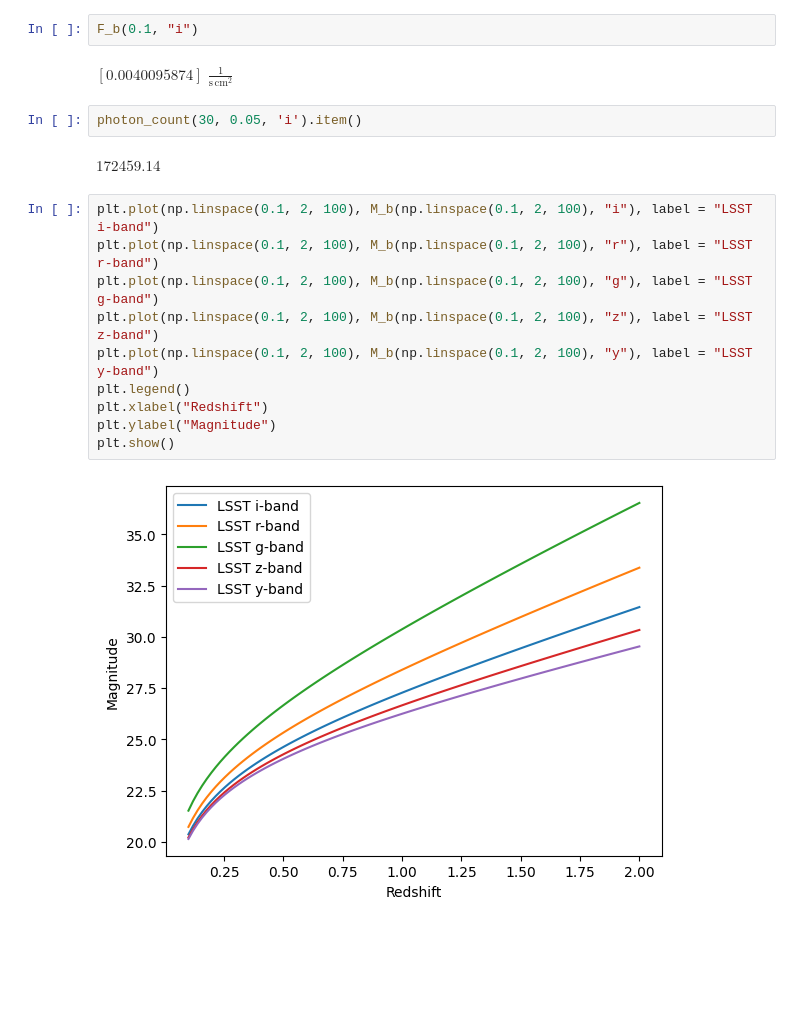
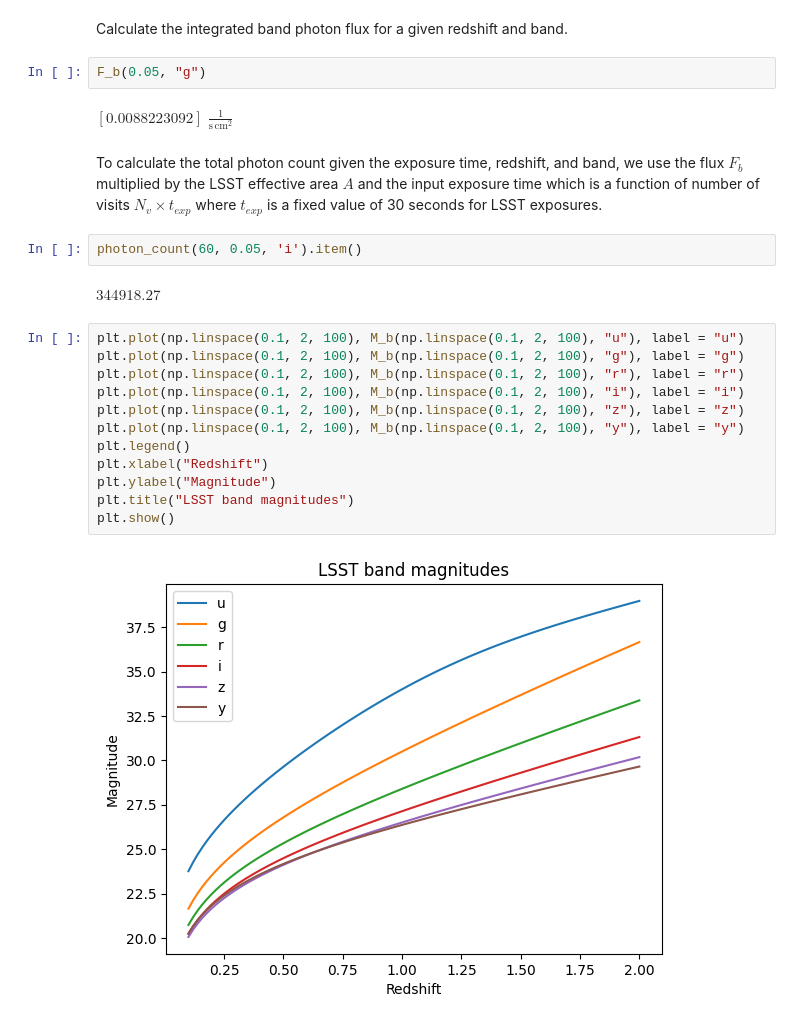
Before and after one commit to ashandonay/redshift_estimation, a Jupyter notebook: uncertainty_check.ipynb, the cells around one changed output. Drawn from its saved outputs; the diff is of its cells as text; blank space fills up the shorter version.

```diff
--- a/uncertainty_check.ipynb
+++ b/uncertainty_check.ipynb
@@ -157,23 +32,29 @@ def M_b(z, f, T = 5000 * u.K):
+# %% [markdown]
+Calculate the integrated band photon flux for a given redshift and band.
 # %%
-F_b(0.1, "i")
+F_b(0.05, "g")
 # %% [output]
-$[0.0040095874] \; \mathrm{\frac{1}{s\,cm^{2}}}$
+$[0.0088223092] \; \mathrm{\frac{1}{s\,cm^{2}}}$
+# %% [markdown]
+To calculate the total photon count given the exposure time, redshift, and band, we use the flux $F_b$ multiplied by the LSST effective area $A$ and the input exposure time which is a function of number of visits $N_v \times t_{exp}$ where $t_{exp}$ is a fixed value of 30 seconds for LSST exposures.
 # %%
-photon_count(30, 0.05, 'i').item()
+photon_count(60, 0.05, 'i').item()
 # %% [output]
-$172459.14 \; \mathrm{}$
+$344918.27 \; \mathrm{}$
 # %%
-plt.plot(np.linspace(0.1, 2, 100), M_b(np.linspace(0.1, 2, 100), "i"), label = "LSST i-band")
-plt.plot(np.linspace(0.1, 2, 100), M_b(np.linspace(0.1, 2, 100), "r"), label = "LSST r-band")
-plt.plot(np.linspace(0.1, 2, 100), M_b(np.linspace(0.1, 2, 100), "g"), label = "LSST g-band")
-plt.plot(np.linspace(0.1, 2, 100), M_b(np.linspace(0.1, 2, 100), "z"), label = "LSST z-band")
-plt.plot(np.linspace(0.1, 2, 100), M_b(np.linspace(0.1, 2, 100), "y"), label = "LSST y-band")
+plt.plot(np.linspace(0.1, 2, 100), M_b(np.linspace(0.1, 2, 100), "u"), label = "u")
+plt.plot(np.linspace(0.1, 2, 100), M_b(np.linspace(0.1, 2, 100), "g"), label = "g")
+plt.plot(np.linspace(0.1, 2, 100), M_b(np.linspace(0.1, 2, 100), "r"), label = "r")
+plt.plot(np.linspace(0.1, 2, 100), M_b(np.linspace(0.1, 2, 100), "i"), label = "i")
+plt.plot(np.linspace(0.1, 2, 100), M_b(np.linspace(0.1, 2, 100), "z"), label = "z")
+plt.plot(np.linspace(0.1, 2, 100), M_b(np.linspace(0.1, 2, 100), "y"), label = "y")
 plt.legend()
 plt.xlabel("Redshift")
 plt.ylabel("Magnitude")
+plt.title("LSST band magnitudes")
 plt.show()
 # %% [output]
-[figure, old version]
+[figure, new version]
 # %%
 band = "i"
 pixel_scale = 0.2 # arcsec
```
Also changed, not shown: parts of 13 cells of this notebook, 5 other files.
